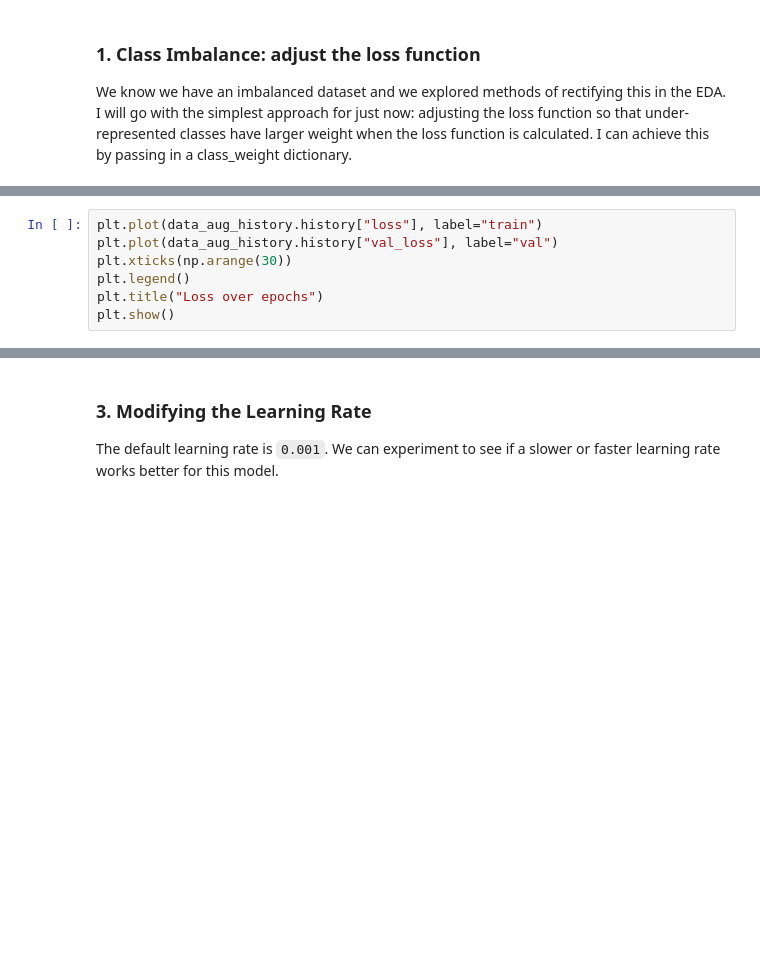
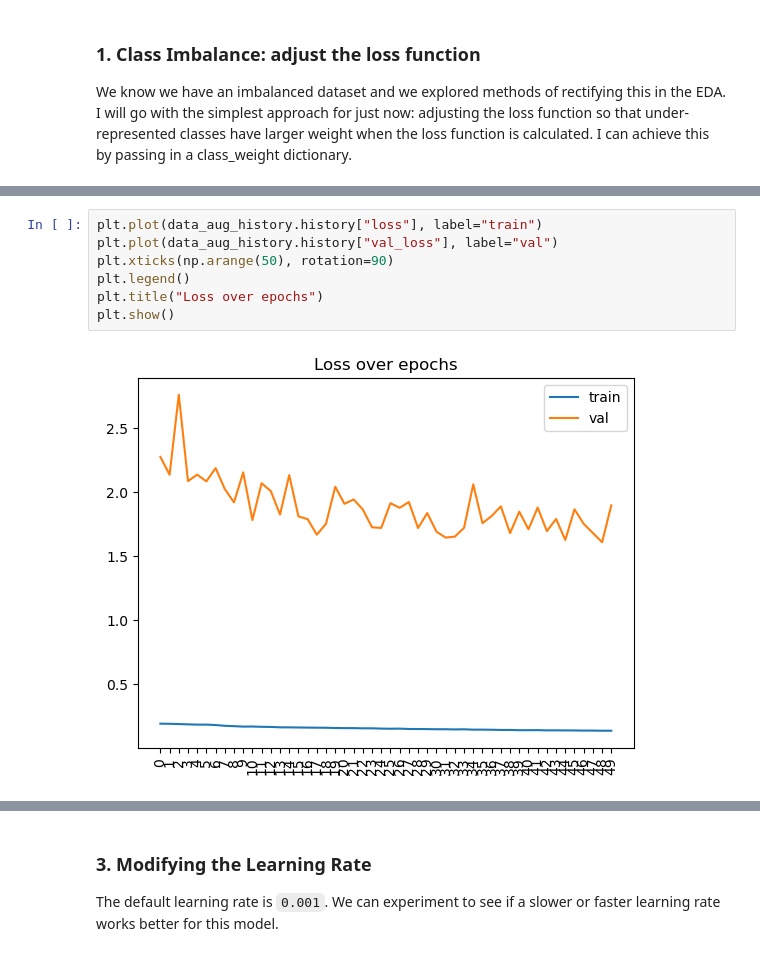
Before and after one commit to alibstill/ml-zoomcamp-emotion-recognition, a Jupyter notebook: 2_model_training/03_final_model.ipynb, the cells around one changed output, grey strips where cells are left out. Cells and saved outputs as stored; diff of their text form; blank space fills up the shorter version.

```diff
--- a/2_model_training/03_final_model.ipynb
+++ b/2_model_training/03_final_model.ipynb
@@ -407,10 +478,12 @@ plt.show()
 # %%
 plt.plot(data_aug_history.history["loss"], label="train")
 plt.plot(data_aug_history.history["val_loss"], label="val")
-plt.xticks(np.arange(30))
+plt.xticks(np.arange(50), rotation=90)
 plt.legend()
 plt.title("Loss over epochs")
 plt.show()
+# %% [output]
+[figure, added]
 # %% [markdown]
 **Evaluation**
 
```
Also changed, not shown: parts of 36 cells of this notebook.
